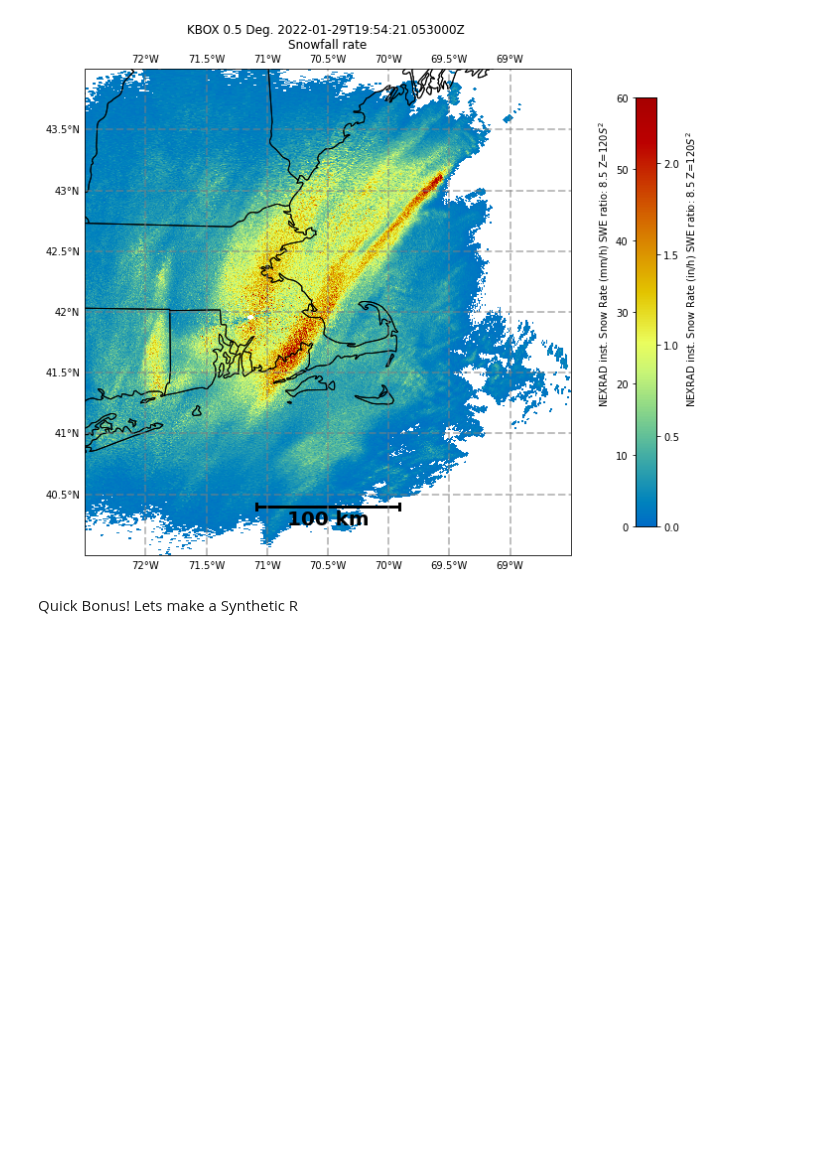
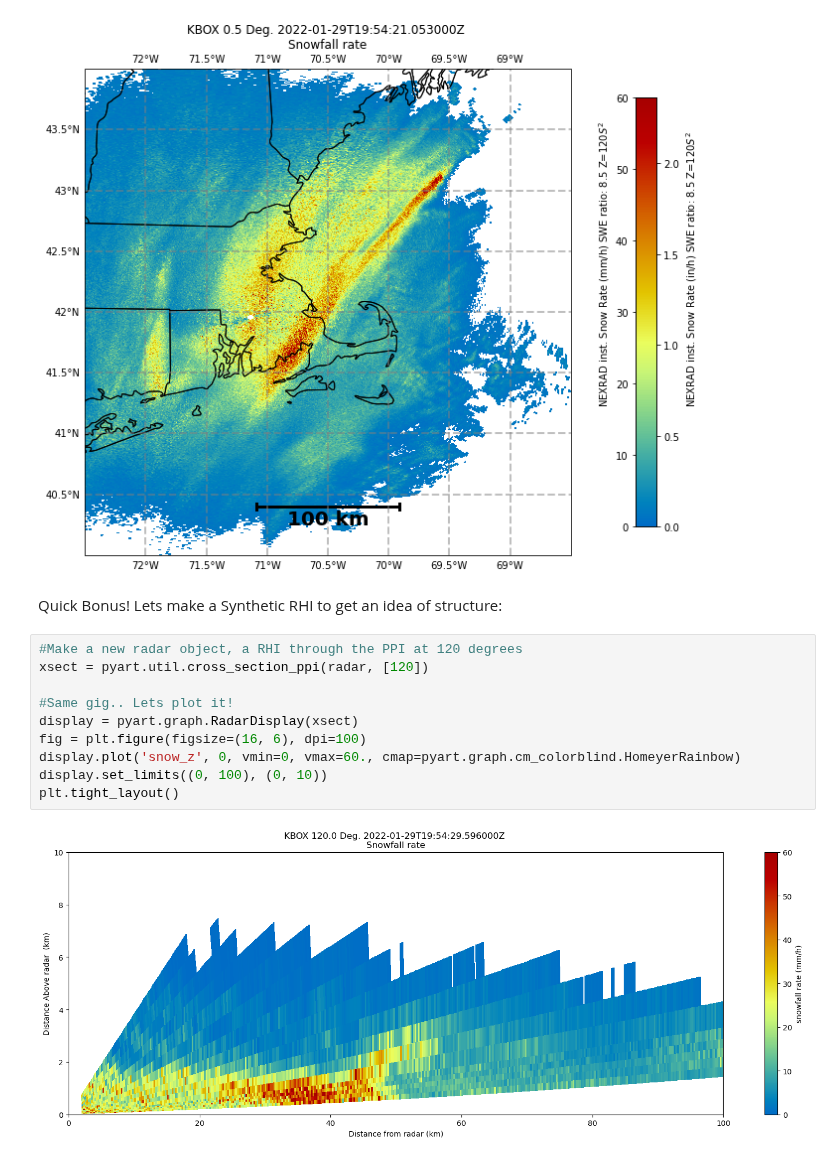
Before and after one commit to scollis/notebooks, a Jupyter notebook: urban/Boston Snow Retrieval.ipynb, the cells around one changed output. Drawn from its saved outputs; the diff is of its cells as text; blank space fills up the shorter version.

```diff
--- a/urban/Boston Snow Retrieval.ipynb
+++ b/urban/Boston Snow Retrieval.ipynb
@@ -342,4 +342,16 @@ do_my_plot(radar, smax = 60.0, app='SWE ratio: 8.5 Z=120$S^2$')
 20220129-195421
 [figure]
 # %% [markdown]
-Quick Bonus! Lets make a Synthetic R
+Quick Bonus! Lets make a Synthetic RHI to get an idea of structure:
+# %%
+#Make a new radar object, a RHI through the PPI at 120 degrees
+xsect = pyart.util.cross_section_ppi(radar, [120])
+
+#Same gig.. Lets plot it!
+display = pyart.graph.RadarDisplay(xsect)
+fig = plt.figure(figsize=(16, 6), dpi=100)
+display.plot('snow_z', 0, vmin=0, vmax=60., cmap=pyart.graph.cm_colorblind.HomeyerRainbow)
+display.set_limits((0, 100), (0, 10))
+plt.tight_layout()
+# %% [output]
+[figure, added]
```
